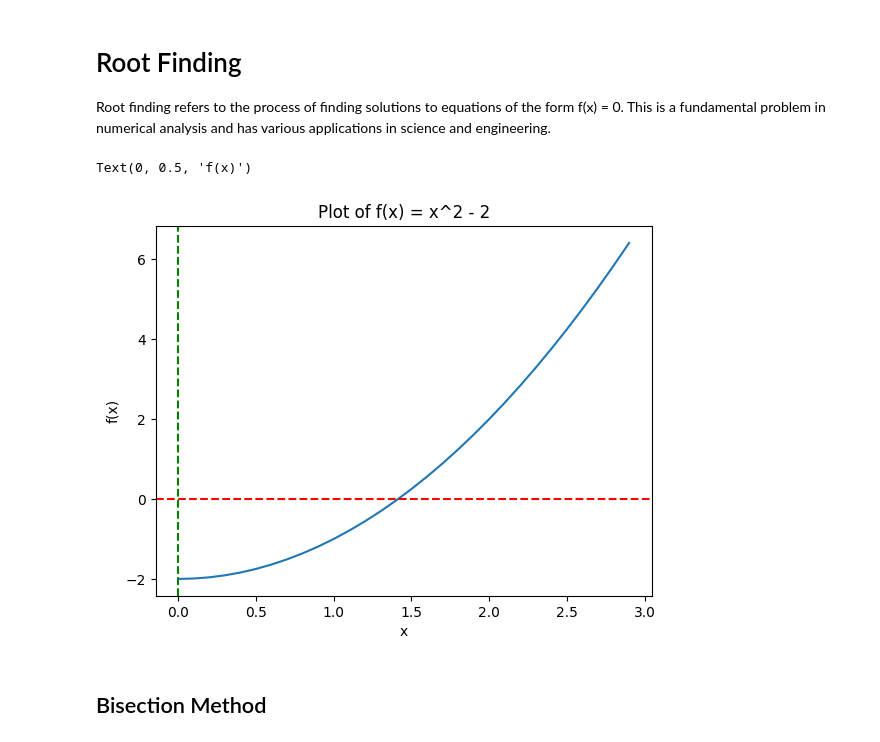
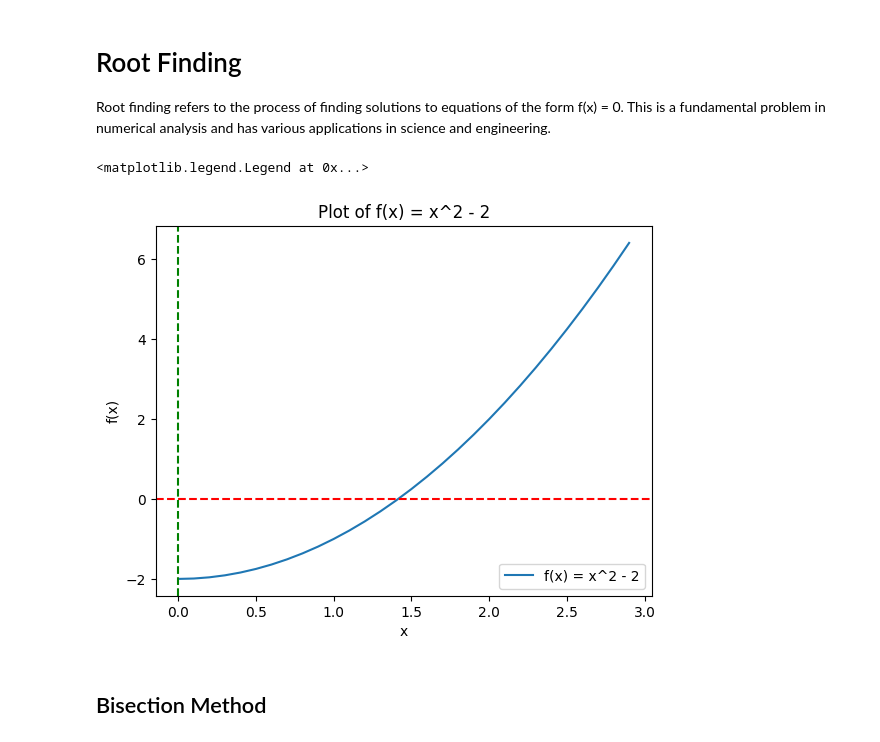
Before and after one commit to SharafatKarim/python-data-science-notebook, a Jupyter notebook: 02 - numerical methods/04 - root_finding.ipynb, the cells around one changed output. Saved outputs shown, nothing was run; the diff lists cells and outputs as text; code cells hidden in the pictures.

Commit message:
misc plot

```diff
--- a/02 - numerical methods/04 - root_finding.ipynb
+++ b/02 - numerical methods/04 - root_finding.ipynb
@@ -9,19 +9,23 @@ import numpy as np
 # %%
 # Our random function
 def f(x):
   return x**2 - 2
 
 # Let's plot the function
 x = np.arange(0, 3, 0.1)
-plt.plot(x, f(x))
+plt.plot(x, f(x), label='f(x) = x^2 - 2')
+
 plt.axhline(0, color='red', linestyle='--')
 plt.axvline(0, color='green', linestyle='--')
-plt.title('Plot of f(x) = x^2 - 2')
+
 plt.xlabel('x')
 plt.ylabel('f(x)')
+
+plt.title('Plot of f(x) = x^2 - 2')
+plt.legend()
 # %% [output]
-Text(0, 0.5, 'f(x)')
+<matplotlib.legend.Legend at 0x...>
-[figure, old version]
+[figure, new version]
 # %% [markdown]
 ## Bisection Method
 # %% [markdown]
```
